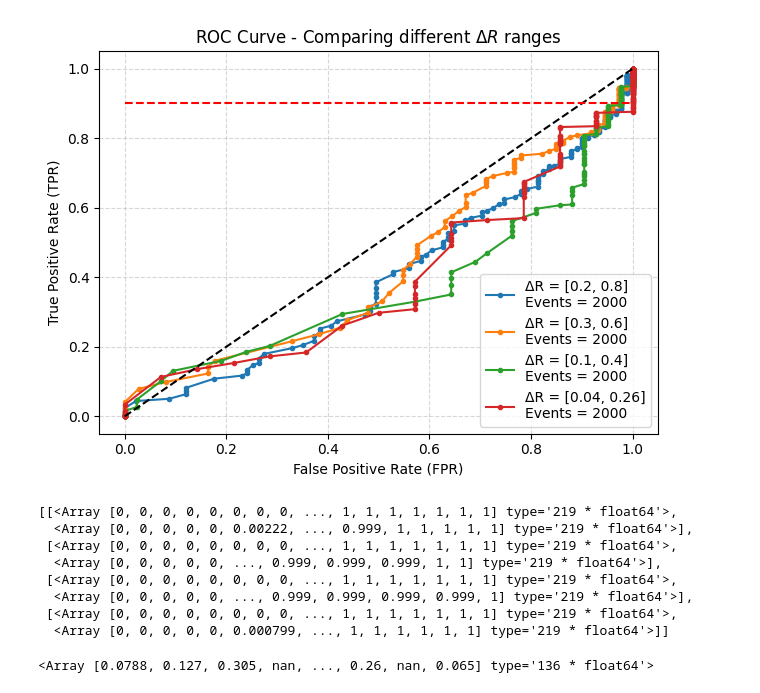
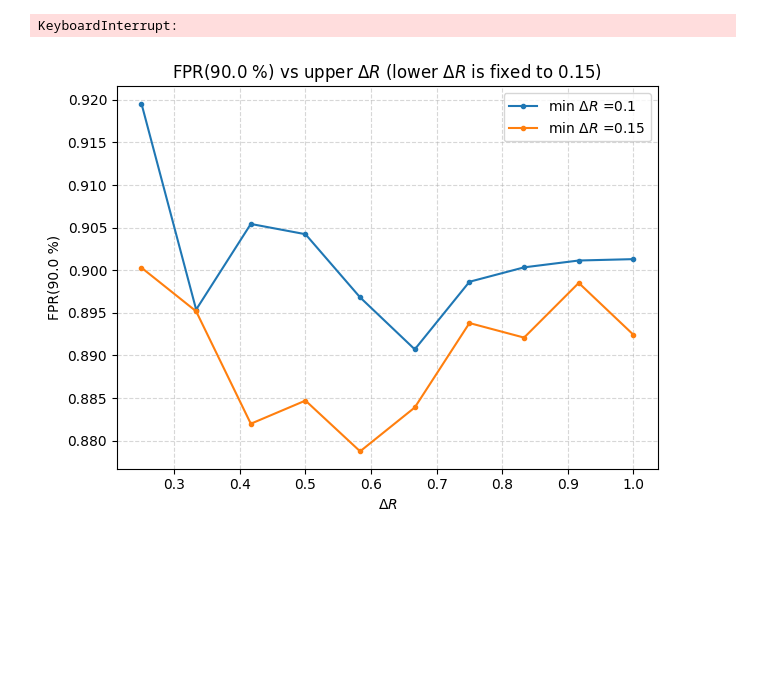
Before and after one commit to Ruba18-Code/BSc-Thesis-LVL1-trigger-for-isolated-muons-at-ATLAS, a Jupyter notebook: test.ipynb, the cells around one changed output. Cells and saved outputs as stored; diff of their text form; code cells hidden in the pictures; blank space fills up the shorter version.

Commit message:
Organised stuff in folders Created plot_FPR_vs_dr, testing it now

```diff
--- a/test.ipynb
+++ b/test.ipynb
@@ -6 +3,3 @@ file2=uproot.open("/home/ruben/Escritorio/BachelorThesisRuben/Data/Muon_trees.ro
+# %%
+file= uproot.open("/home/ruben/Escritorio/BachelorThesisRuben/Data/Muon_trees.root") #opening the Root file with Uproot
 # %%
@@ -50,20 +26,26 @@ coolplot([ratio1,ratio2], np.linspace(0,1,50))
-# %%
-dr_min=[0.2,0.3,0.1,0.04]
-dr_max=[0.8,0.6,0.4,0.26]
-
-plot_ROC_curve(MuonTree_Zmumu,MuonTree_ZeroBias,Zmumu_pt,Zmumu_eta,Zmumu_phi,ZeroBias_pt,ZeroBias_eta,ZeroBias_phi,
-               [nmin,nmax],[nmin,nmax],np.linspace(0,1000,5*int(np.sqrt(nmax-nmin))),dr_min,dr_max)
-# %% [output]
-[figure, removed]
-[[<Array [0, 0, 0, 0, 0, 0, 0, 0, ..., 1, 1, 1, 1, 1, 1, 1] type='219 * float64'>,
-  <Array [0, 0, 0, 0, 0, 0.00222, ..., 0.999, 1, 1, 1, 1, 1] type='219 * float64'>],
- [<Array [0, 0, 0, 0, 0, 0, 0, 0, ..., 1, 1, 1, 1, 1, 1, 1] type='219 * float64'>,
-  <Array [0, 0, 0, 0, 0, ..., 0.999, 0.999, 0.999, 1, 1] type='219 * float64'>],
- [<Array [0, 0, 0, 0, 0, 0, 0, 0, ..., 1, 1, 1, 1, 1, 1, 1] type='219 * float64'>,
-  <Array [0, 0, 0, 0, 0, ..., 0.999, 0.999, 0.999, 0.999, 1] type='219 * float64'>],
- [<Array [0, 0, 0, 0, 0, 0, 0, 0, ..., 1, 1, 1, 1, 1, 1, 1] type='219 * float64'>,
-  <Array [0, 0, 0, 0, 0, 0.000799, ..., 1, 1, 1, 1, 1, 1] type='219 * float64'>]]
-# %%
-ratio1
-# %% [output]
-<Array [0.0788, 0.127, 0.305, nan, ..., 0.26, nan, 0.065] type='136 * float64'>
+# %%
+for i in range(3):
+    target_efficiency=0.9
+    bins=np.linspace(0,3,5*int(np.sqrt(nmax-nmin)))
+    dr_min=np.linspace(0.1+i*0.05,0.1+i*0.05,10)
+    dr_max=np.linspace(0.25,1,10)
+
+    ROC_values, _, _ = compute_ROC_curve(MuonTree_Zmumu, MuonTree_ZeroBias, Zmumu_pt, Zmumu_eta, Zmumu_phi, ZeroBias_pt, ZeroBias_eta, ZeroBias_phi,
+                            [nmin,nmax],[nmin,nmax], bins, dr_min, dr_max)
+    FPR_eff=[]
+    for i in range(len(dr_min)):
+        FPR=ROC_values[i][0]
+        TPR=ROC_values[i][1]
+        FPR_eff.append(np.min(FPR[TPR >= target_efficiency]))
+
+    plt.plot(dr_max, FPR_eff, '.-', label=fr"min $\Delta R$ ={np.round(dr_min[0],2)}")
+    plt.grid(alpha=0.5, linestyle='--')
+    plt.xlabel(r"$\Delta R$")
+    plt.ylabel(fr"FPR({target_efficiency*100} %)")
+    plt.title(fr"FPR({target_efficiency*100} %) vs upper $\Delta R$ (lower $\Delta R$ is fixed to {np.round(dr_min[0],2)})")
+    plt.legend()
+    plt.tight_layout()
+plt.show()
+# %% [output]
+KeyboardInterrupt:
+[figure, added]
```
Also changed, not shown: parts of 7 cells of this notebook, 18 other files.
